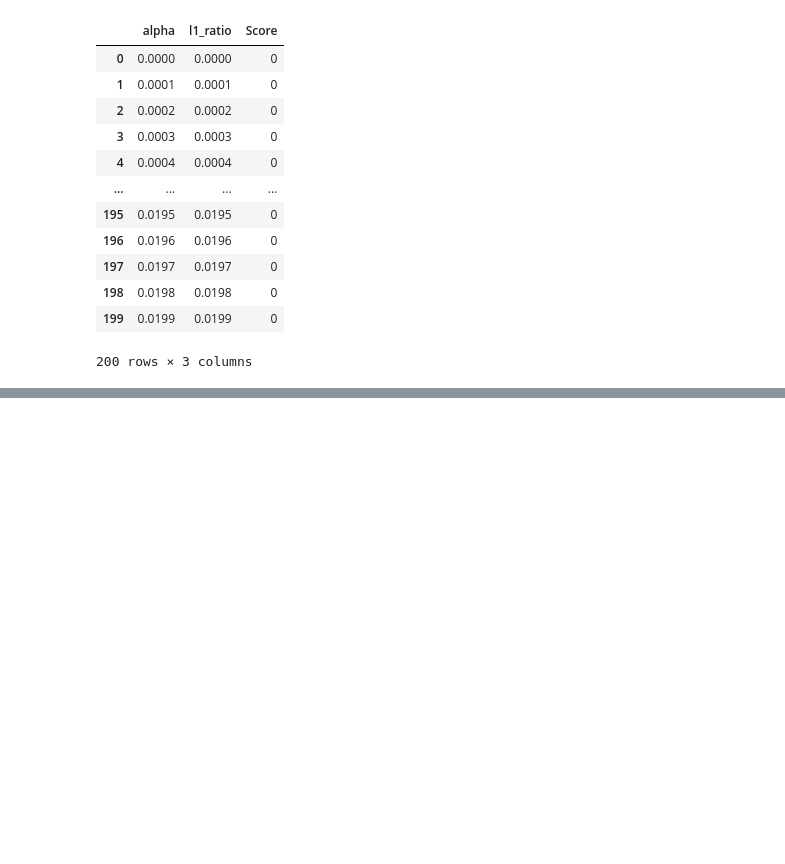
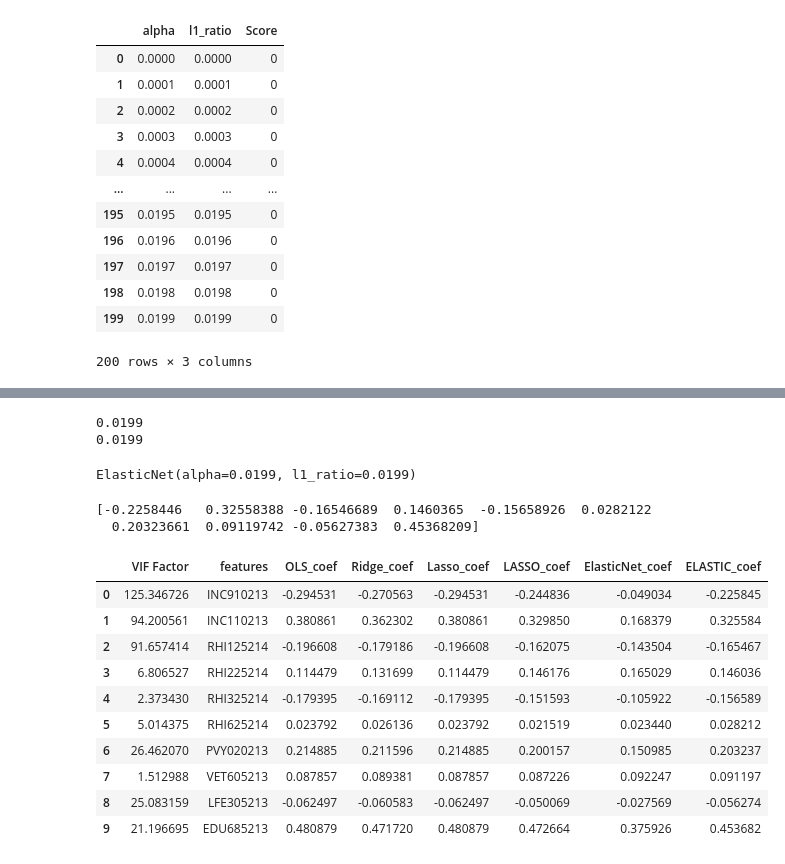
Before and after one commit to ADLCero/EnvDatSci22, a Jupyter notebook: CodeSprints/multicollinearity_methods.ipynb, the cells around one changed output, grey strips where cells are left out. Drawn from its saved outputs; the diff is of its cells as text; code cells hidden in the pictures; blank space fills up the shorter version.

Commit message:
Working through the extra credit, as of Nov 8, 2022, 13:11

```diff
--- a/CodeSprints/multicollinearity_methods.ipynb
+++ b/CodeSprints/multicollinearity_methods.ipynb
@@ -956,19 +956,33 @@ elastic_tune
 | 198 | 0.0198 | 0.0198 | 0 |
 | 199 | 0.0199 | 0.0199 | 0 |
 200 rows × 3 columns
+# %%
+# Loop through the data frame, such that it computes for the score, for each combination of alpha and l1_ratio
+
+i=0
+
+for a in alpha:
+  model = ElasticNet(alpha= a, l1_ratio = a)
+  oos_scores = cross_val_score(model, X, Y, scoring='neg_mean_absolute_error', cv=cv, n_jobs=-1)
+
+  #force scores to be positive
+  oos_scores = absolute(oos_scores)
+  elastic_tune.Score.loc[i] = mean(oos_scores)
+  i = i+1
 # %%
+# TAKING REALLY LONG TO WORK:
 # Loop through the data frame, such that it computes for the score, for each combination of alpha and l1_ratio
 
-i=0
+# i=0
 
-for a in alpha:
-  for r in l1_ratio:
-    model = ElasticNet(alpha= a, l1_ratio = r)
-    oos_scores = cross_val_score(model, X, Y, scoring='neg_mean_absolute_error', cv=cv, n_jobs=-1)
+# for a in alpha:
+#   for r in l1_ratio:
+#     model = ElasticNet(alpha= a, l1_ratio = r)
+#     oos_scores = cross_val_score(model, X, Y, scoring='neg_mean_absolute_error', cv=cv, n_jobs=-1)
 
-    #force scores to be positive
-    oos_scores = absolute(oos_scores)
-    elastic_tune.Score.loc[i] = mean(oos_scores)
-    i = i+1
+#     #force scores to be positive
+#     oos_scores = absolute(oos_scores)
+#     elastic_tune.Score.loc[i] = mean(oos_scores)
+#     i = i+1
 # %%
 elastic_tune
@@ -986,20 +1018,41 @@ plt.show()
 # Find the best alpha and the best l1_ratio:
 
 a1 = elastic_tune.alpha.iloc[elastic_tune['Score'].idxmin()]
-a1
+print(a1)
 
 r1 = elastic_tune.l1_ratio.iloc[elastic_tune['Score'].idxmin()]
-r1
+print(r1)
+# %% [output]
+0.0199
+0.0199
 # %%
 # Fit model using best alpha and best l1_ratio:
 
 model= ElasticNet(alpha = a1, l1_ratio = r1)
 model.fit(X,Y)
+# %% [output]
+ElasticNet(alpha=0.0199, l1_ratio=0.0199)
 # %%
 # Print out the model coefficients
 
 print(model.coef_)
+# %% [output]
+[-0.2258446   0.32558388 -0.16546689  0.1460365  -0.15658926  0.0282122
+  0.20323661  0.09119742 -0.05627383  0.45368209]
 # %%
 # Add coefficients to the original dataframe
 
 vif['ELASTIC_coef']= model.coef_
+vif
+# %% [output]
+|  | VIF Factor | features | OLS_coef | Ridge_coef | Lasso_coef | LASSO_coef | ElasticNet_coef | ELASTIC_coef |
+| 0 | 125.346726 | INC910213 | -0.294531 | -0.270563 | -0.294531 | -0.244836 | -0.049034 | -0.225845 |
+| 1 | 94.200561 | INC110213 | 0.380861 | 0.362302 | 0.380861 | 0.329850 | 0.168379 | 0.325584 |
+| 2 | 91.657414 | RHI125214 | -0.196608 | -0.179186 | -0.196608 | -0.162075 | -0.143504 | -0.165467 |
+| 3 | 6.806527 | RHI225214 | 0.114479 | 0.131699 | 0.114479 | 0.146176 | 0.165029 | 0.146036 |
+| 4 | 2.373430 | RHI325214 | -0.179395 | -0.169112 | -0.179395 | -0.151593 | -0.105922 | -0.156589 |
+| 5 | 5.014375 | RHI625214 | 0.023792 | 0.026136 | 0.023792 | 0.021519 | 0.023440 | 0.028212 |
+| 6 | 26.462070 | PVY020213 | 0.214885 | 0.211596 | 0.214885 | 0.200157 | 0.150985 | 0.203237 |
+| 7 | 1.512988 | VET605213 | 0.087857 | 0.089381 | 0.087857 | 0.087226 | 0.092247 | 0.091197 |
+| 8 | 25.083159 | LFE305213 | -0.062497 | -0.060583 | -0.062497 | -0.050069 | -0.027569 | -0.056274 |
+| 9 | 21.196695 | EDU685213 | 0.480879 | 0.471720 | 0.480879 | 0.472664 | 0.375926 | 0.453682 |
```
Also changed, not shown: parts of 3 cells of this notebook.
